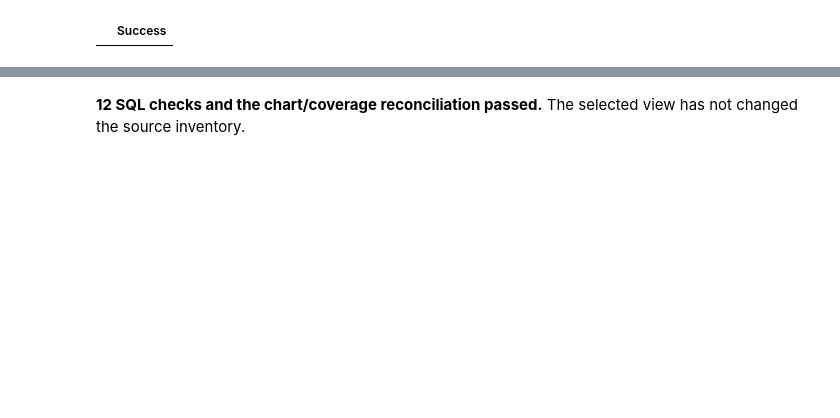
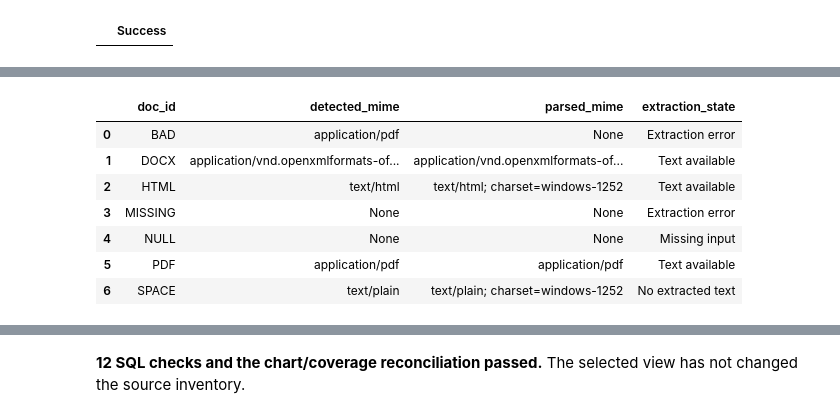
Before and after one commit to Query-farm/vgi-tika, a Jupyter notebook: notebooks/01_preserve_document_coverage.ipynb, the cells around one changed output, grey strips where cells are left out. Saved outputs shown, nothing was run; the diff lists cells and outputs as text; code cells hidden in the pictures; blank space fills up the shorter version.

Commit message:
Cover all Tika functions with document and OCR language notebooks [skip ci]

```diff
--- a/notebooks/01_preserve_document_coverage.ipynb
+++ b/notebooks/01_preserve_document_coverage.ipynb
@@ -115,0 +152,17 @@ FROM document_audit ORDER BY doc_id;
+# %%
+%%sql
+CREATE TABLE format_hints AS
+SELECT doc_id,tika.main.detect_mime(doc_path) AS detected_mime FROM documents;
+CREATE TABLE pdf_metadata AS
+SELECT * FROM tika.main.metadata('assets/field-guide.pdf');
+SELECT a.doc_id,h.detected_mime,a.mime AS parsed_mime,a.extraction_state
+FROM document_audit a JOIN format_hints h USING(doc_id) ORDER BY a.doc_id;
+# %% [output]
+|  | doc_id | detected_mime | parsed_mime | extraction_state |
+| 0 | BAD | application/pdf | None | Extraction error |
+| 1 | DOCX | application/vnd.openxmlformats-of... | application/vnd.openxmlformats-of... | Text available |
+| 2 | HTML | text/html | text/html; charset=windows-1252 | Text available |
+| 3 | MISSING | None | None | Extraction error |
+| 4 | NULL | None | None | Missing input |
+| 5 | PDF | application/pdf | application/pdf | Text available |
+| 6 | SPACE | text/plain | text/plain; charset=windows-1252 | No extracted text |
```
Also changed, not shown: parts of 22 cells of this notebook, 12 other files.
